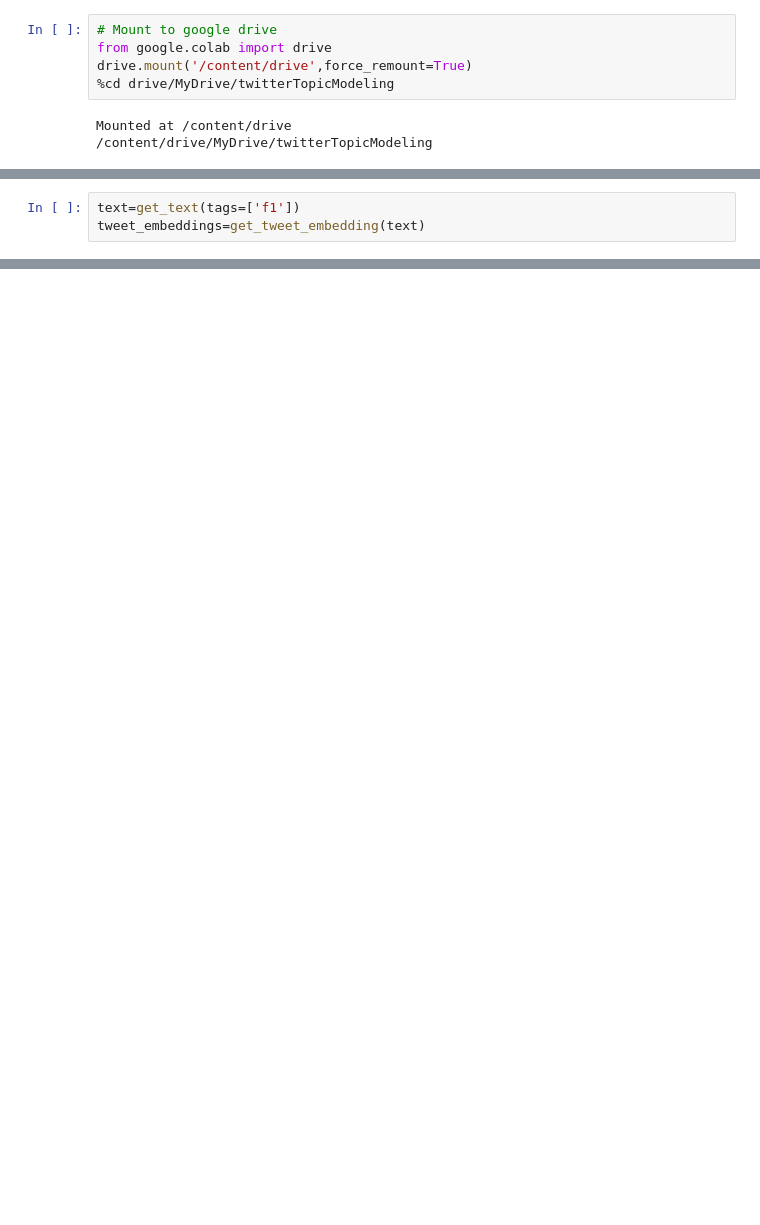
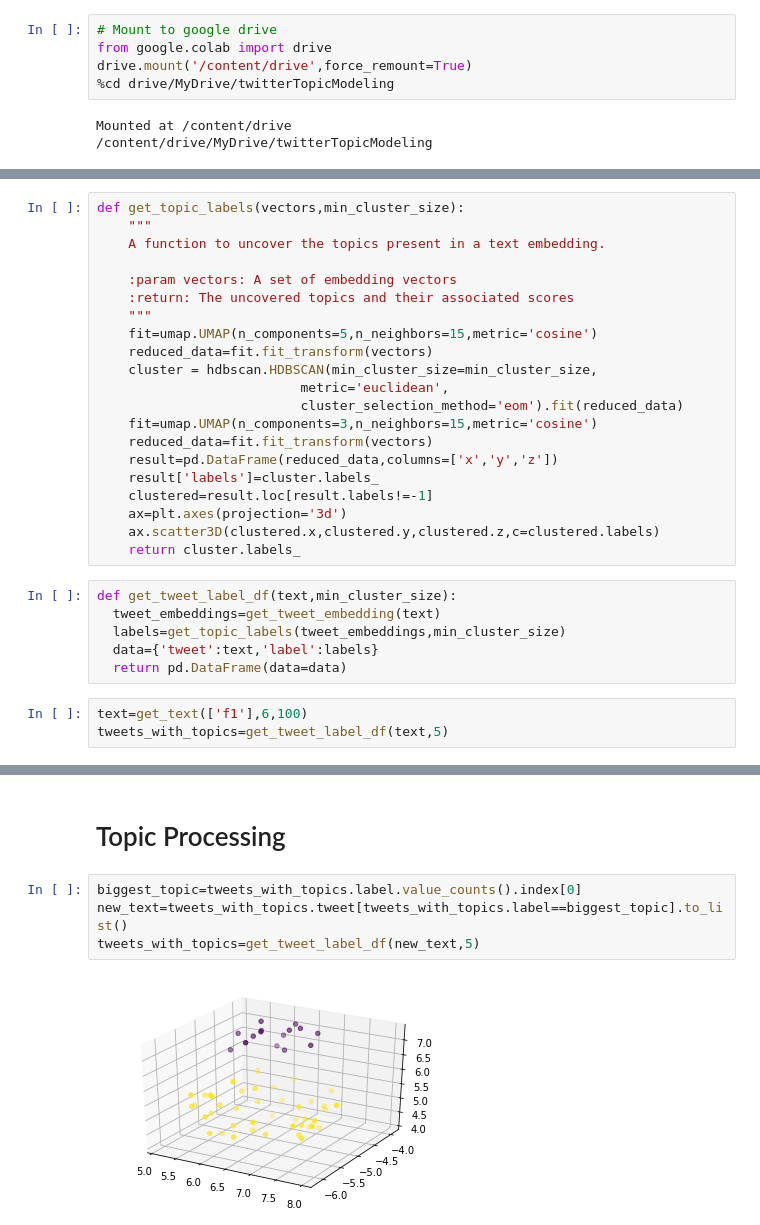
Before and after one commit to shaikadish/twitterTopicModeling, a Jupyter notebook: twitterTopicModeling.ipynb, the cells around one changed output, grey strips where cells are left out. Cells and saved outputs as stored; diff of their text form; blank space fills up the shorter version.

```diff
--- a/twitterTopicModeling.ipynb
+++ b/twitterTopicModeling.ipynb
@@ -331,3 +139,30 @@ for tweet in tweets:
+# %%
+def get_topic_labels(vectors,min_cluster_size):
+    """
+    A function to uncover the topics present in a text embedding.
+
+    :param vectors: A set of embedding vectors
+    :return: The uncovered topics and their associated scores
+    """
+    fit=umap.UMAP(n_components=5,n_neighbors=15,metric='cosine')
+    reduced_data=fit.fit_transform(vectors)
+    cluster = hdbscan.HDBSCAN(min_cluster_size=min_cluster_size,
+                          metric='euclidean',
+                          cluster_selection_method='eom').fit(reduced_data)
+    fit=umap.UMAP(n_components=3,n_neighbors=15,metric='cosine')
+    reduced_data=fit.fit_transform(vectors)
+    result=pd.DataFrame(reduced_data,columns=['x','y','z'])
+    result['labels']=cluster.labels_
+    clustered=result.loc[result.labels!=-1]
+    ax=plt.axes(projection='3d')
+    ax.scatter3D(clustered.x,clustered.y,clustered.z,c=clustered.labels)
+    return cluster.labels_
+# %%
+def get_tweet_label_df(text,min_cluster_size):
+  tweet_embeddings=get_tweet_embedding(text)
+  labels=get_topic_labels(tweet_embeddings,min_cluster_size)
+  data={'tweet':text,'label':labels}
+  return pd.DataFrame(data=data)
 # %%
-text=get_text(tags=['f1'])
-tweet_embeddings=get_tweet_embedding(text)
+text=get_text(['f1'],6,100)
+tweets_with_topics=get_tweet_label_df(text,5)
@@ -418,3 +169,11 @@ True
+# %% [markdown]
+# Topic Processing
+# %%
+biggest_topic=tweets_with_topics.label.value_counts().index[0]
+new_text=tweets_with_topics.tweet[tweets_with_topics.label==biggest_topic].to_list()
+tweets_with_topics=get_tweet_label_df(new_text,5)
+# %% [output]
+[figure, added]
 # %%
 import pandas as pd
 from sklearn.datasets import fetch_20newsgroups
```
Also changed, not shown: parts of 23 cells of this notebook.
